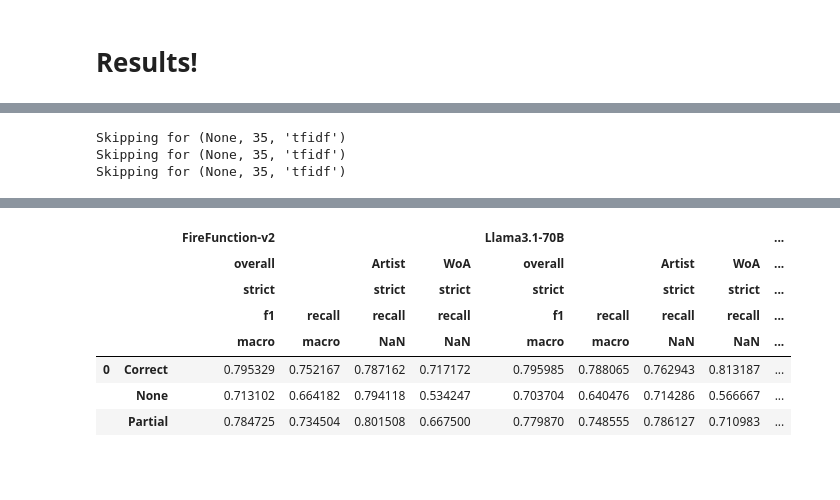
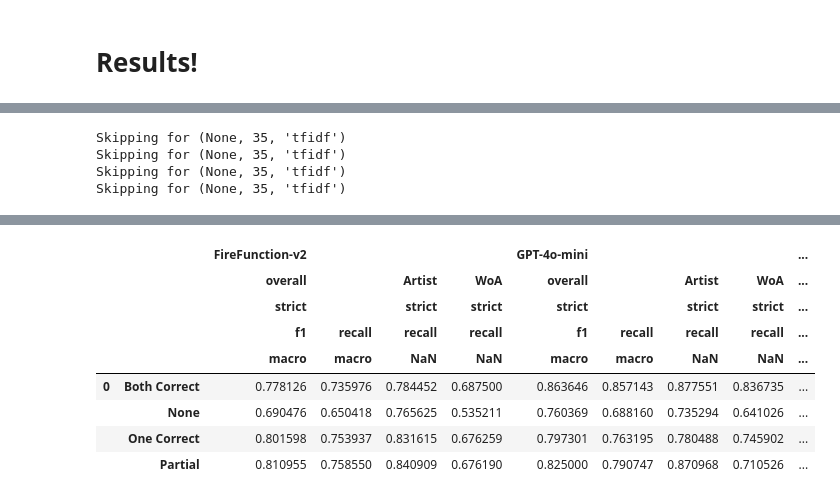
Before and after one commit to progsi/YTUnCoverLLM, a Jupyter notebook: notebooks/results_exposure.ipynb, the cells around one changed output, grey strips where cells are left out. Drawn from its saved outputs; the diff is of its cells as text; code cells hidden in the pictures; blank space fills up the shorter version.

```diff
--- a/notebooks/results_exposure.ipynb
+++ b/notebooks/results_exposure.ipynb
@@ -83,7 +88,9 @@ for c in _.columns:
             if row[_aw_cols].T.sum() == 0:
                 return "None"
             elif row[_aw_cols_correct].T.sum() >= 2:
-                return "Correct"
+                return "Both Correct"
+            elif row[_aw_cols_correct].T.sum() == 1:
+                return "One Correct"
             else:
                 return "Partial"
 
@@ -190,7 +183,7 @@ data_exposure
 # Results
 ##### Join Factual Memorization & Wikidata Exposure
 # %%
-data_joint = pd.merge(data_memorization, data_exposure, on="id", how="left").set_index(["subset", "index"])
+data_joint = pd.merge(data_memorization, data_exposure, on="id", how="left")
 # %%
 output_path = "../output/reddit+shsyt/"
 
@@ -201,6 +194,10 @@ def get_IOB_preds(output_path) -> pd.DataFrame:
     Returns:
         pd.DataFrame: _description_
     """
+    def remove_duplicates(input_list):
+        seen = set()
+        return [x for x in input_list if not (x["text"] in seen or seen.add(x["text"]))]
+
     data = pd.DataFrame()
 
     for model in os.listdir(output_path):
@@ -210,10 +207,11 @@ def get_IOB_preds(output_path) -> pd.DataFrame:
             sampling = _[2] if len(_) > 2 else ""
 
             preds = read_jsonlines(os.path.join(output_path, model, f))
+            _data = pd.DataFrame(preds).set_index("text")
             _, pred_iobs = get_iobs_from_data(preds)
-            _data = pd.DataFrame(pd.Series(pred_iobs), columns=["IOB_pred"]).reset_index()
-            _data["subset"] = int(dataset.replace("dataset", ""))
-            _data = _data.set_index(["subset", "index"])
+            _data["IOB_pred"] = pred_iobs
+            _data =  _data.loc[~_data.index.duplicated(keep="first"),["IOB_pred"]]
+
             _data.columns =  pd.MultiIndex.from_product([[model], [k], [sampling]])
 
             _new_cols = _data.columns.difference(data.columns)
@@ -225,5 +223,4 @@ def get_IOB_preds(output_path) -> pd.DataFrame:
 
     return data
 
-
 preds = get_IOB_preds(output_path)
@@ -230,3 +241,7 @@ preds = get_IOB_preds(output_path)
+# %%
+data_joint2 = data_joint.set_index(
+    data_joint.TEXT.apply(' '.join)
+)
 # %% [markdown]
 # Results!
 # %%
@@ -252,9 +267,13 @@ def suppress_output(func, *args, **kwargs):
 
 def get_results_per_factual_memorization_cls(k, sampling):
 
-    #correctness_col = capitalize_first_letter_of_each_sequence(model).replace(":", "-") + "_Correctness"
     correctness_cols = [c for c in data_joint.columns if "_Correctness" in c]
     results = {}
+
+    data_joint2 = data_joint.set_index(
+        data_joint.TEXT.apply(' '.join)
+    )
+
     for correctness_col in correctness_cols:
         model = correctness_col.split("_")[0]
 
@@ -263,7 +282,7 @@ def get_results_per_factual_memorization_cls(k, sampling):
         results[model] = {}
         for group in data_joint[correctness_col].dropna().unique():
             try:
-                _data = data_joint.loc[data_joint[correctness_col] == group].join(
+                _data = data_joint2.loc[data_joint2[correctness_col] == group].join(
                     preds.loc[:,col].rename("IOB_pred"), how="inner").dropna(subset=["IOB", "IOB_pred"])
                 iob_true = _data.IOB.values
                 iob_pred = _data.IOB_pred.values
@@ -273,7 +292,7 @@ def get_results_per_factual_memorization_cls(k, sampling):
                 values = suppress_output(compute_results, **kwargs)
                 metrics = ["overall_strict_f1_macro", "overall_strict_recall_macro", "Artist_strict_recall", "WoA_strict_recall"]
                 for metric in metrics:
-                    results [model][group][metric] = values[metric]
+                    results[model][group][metric] = values[metric]
             except:
                 print(f"Skipping for {col}")
 
@@ -281,7 +300,6 @@ def get_results_per_factual_memorization_cls(k, sampling):
     data.columns = pd.MultiIndex.from_tuples([tuple(col.split('_')) for col in data.columns])
     return data.stack(level=1)
 
-model = "llama3.1-70b"
 k = 35
 sampling = "tfidf"
 get_results_per_factual_memorization_cls(k, sampling)
@@ -296,3 +320,4 @@ get_results_per_factual_memorization_cls(k, sampling)
 Skipping for (None, 35, 'tfidf')
 Skipping for (None, 35, 'tfidf')
 Skipping for (None, 35, 'tfidf')
+Skipping for (None, 35, 'tfidf')
@@ -301,8 +327,9 @@ Skipping for (None, 35, 'tfidf')
-|  |  | FireFunction-v2 |  |  |  | Llama3.1-70B |  |  |  | ... |
+|  |  | FireFunction-v2 |  |  |  | GPT-4o-mini |  |  |  | ... |
 |  |  | overall |  | Artist | WoA | overall |  | Artist | WoA | ... |
 |  |  | strict |  | strict | strict | strict |  | strict | strict | ... |
 |  |  | f1 | recall | recall | recall | f1 | recall | recall | recall | ... |
 |  |  | macro | macro | NaN | NaN | macro | macro | NaN | NaN | ... |
-| 0 | Correct | 0.795329 | 0.752167 | 0.787162 | 0.717172 | 0.795985 | 0.788065 | 0.762943 | 0.813187 | ... |
-|  | None | 0.713102 | 0.664182 | 0.794118 | 0.534247 | 0.703704 | 0.640476 | 0.714286 | 0.566667 | ... |
-|  | Partial | 0.784725 | 0.734504 | 0.801508 | 0.667500 | 0.779870 | 0.748555 | 0.786127 | 0.710983 | ... |
+| 0 | Both Correct | 0.778126 | 0.735976 | 0.784452 | 0.687500 | 0.863646 | 0.857143 | 0.877551 | 0.836735 | ... |
+|  | None | 0.690476 | 0.650418 | 0.765625 | 0.535211 | 0.760369 | 0.688160 | 0.735294 | 0.641026 | ... |
+|  | One Correct | 0.801598 | 0.753937 | 0.831615 | 0.676259 | 0.797301 | 0.763195 | 0.780488 | 0.745902 | ... |
+|  | Partial | 0.810955 | 0.758550 | 0.840909 | 0.676190 | 0.825000 | 0.790747 | 0.870968 | 0.710526 | ... |
```
Also changed, not shown: parts of 8 cells of this notebook.
